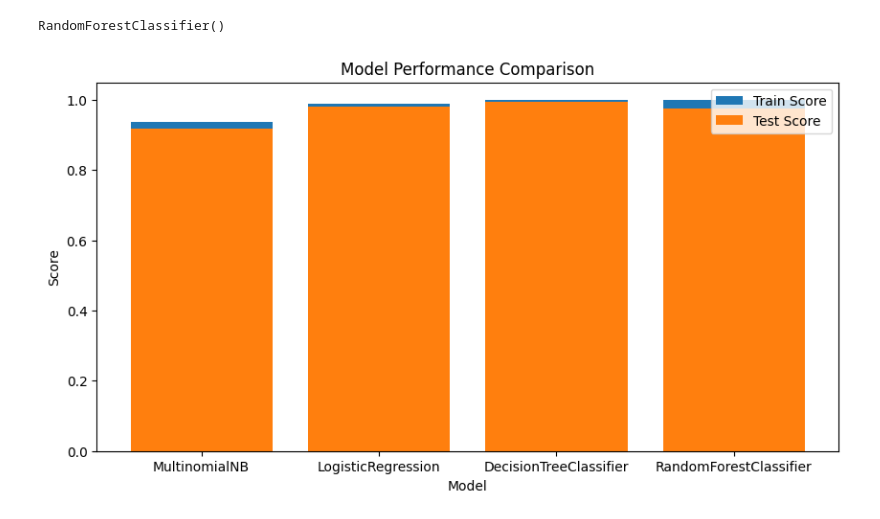
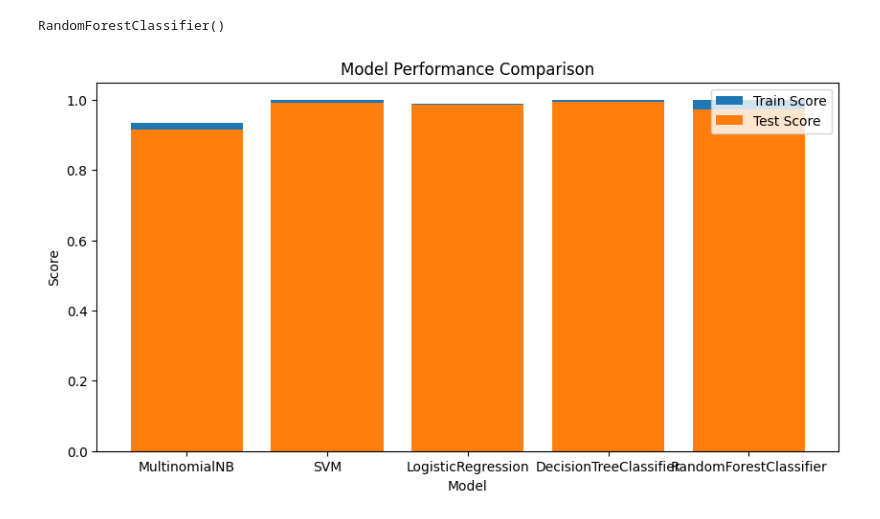
Before and after one commit to popoolarofih/Image-Generation-AI, a Jupyter notebook: detecting-misinformation-on-twitter.ipynb, the cells around one changed output. Cells and saved outputs as stored; diff of their text form; code cells hidden in the pictures.

```diff
--- a/detecting-misinformation-on-twitter.ipynb
+++ b/detecting-misinformation-on-twitter.ipynb
@@ -178,15 +178,18 @@ x.shape
 x_train, x_test, y_train, y_test = train_test_split(x, y, test_size=0.30, random_state=41)
 # %%
 from sklearn.naive_bayes import MultinomialNB
+from sklearn.svm import SVC
 from sklearn.linear_model import LogisticRegression
 from sklearn.tree import DecisionTreeClassifier
 from sklearn.ensemble import RandomForestClassifier
 mb = MultinomialNB()
+svm = SVC()
 lr  = LogisticRegression()
 dct = DecisionTreeClassifier()
 rfc = RandomForestClassifier()
 # %%
 mb.fit(x_train , y_train)
+svm.fit(x_train , y_train)
 lr.fit(x_train , y_train)
 dct.fit(x_train , y_train)
 rfc.fit(x_train , y_train)
@@ -195,21 +198,21 @@ RandomForestClassifier()
 # %%
 plt.figure(figsize=(10,5))
 
-train_scores = [mb.score(x_train, y_train), lr.score(x_train, y_train), dct.score(x_train, y_train), rfc.score(x_train, y_train)]
-test_scores = [mb.score(x_test, y_test), lr.score(x_test, y_test), dct.score(x_test, y_test), rfc.score(x_test, y_test)]
+train_scores = [mb.score(x_train, y_train), svm.score(x_train, y_train), lr.score(x_train, y_train), dct.score(x_train, y_train), rfc.score(x_train, y_train)]
+test_scores = [mb.score(x_test, y_test),svm.score(x_test, y_test), lr.score(x_test, y_test), dct.score(x_test, y_test), rfc.score(x_test, y_test)]
 
-model_names = ['MultinomialNB', 'LogisticRegression', 'DecisionTreeClassifier', 'RandomForestClassifier']
+model_names = ['MultinomialNB', 'SVM', 'LogisticRegression', 'DecisionTreeClassifier', 'RandomForestClassifier']
 
 plt.bar(model_names, train_scores, label="Train Score")
 plt.bar(model_names, test_scores, label="Test Score")
 
 plt.xlabel('Model')
 plt.ylabel('Score')
 plt.title('Model Performance Comparison')
 plt.legend()
 plt.show()
 # %% [output]
-[figure, old version]
+[figure, new version]
 # %%
 from sklearn.metrics import confusion_matrix ,classification_report
 import seaborn as sns
```
Also changed, not shown: parts of 8 cells of this notebook.
